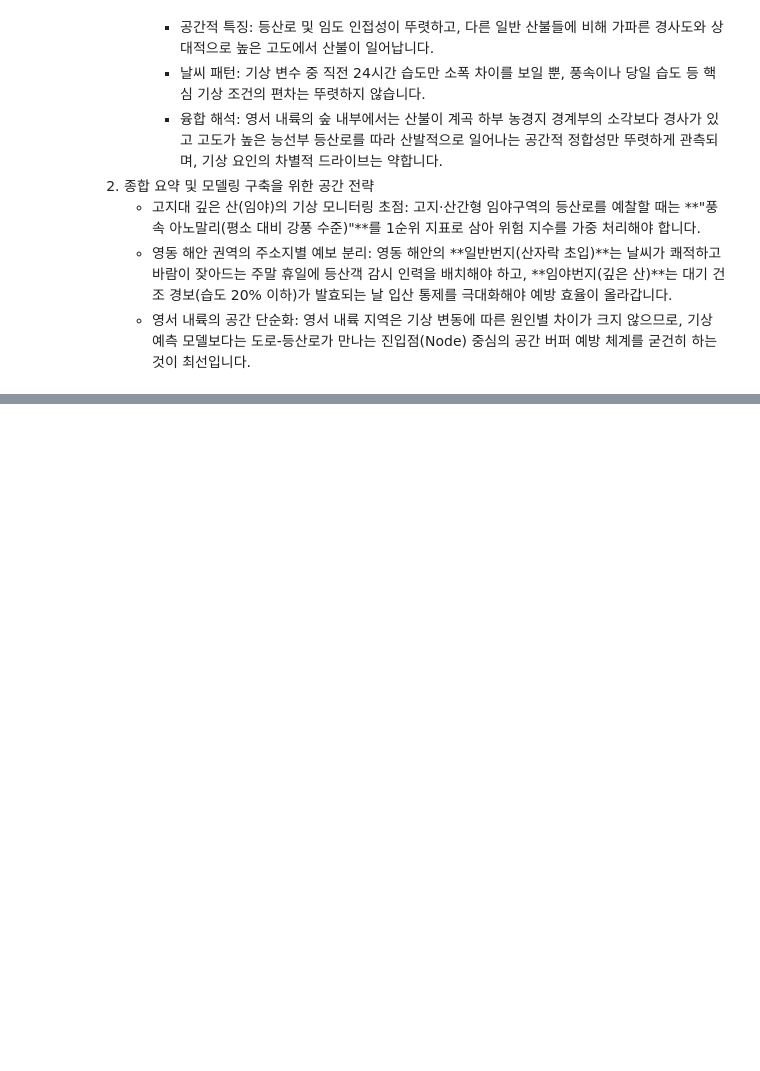
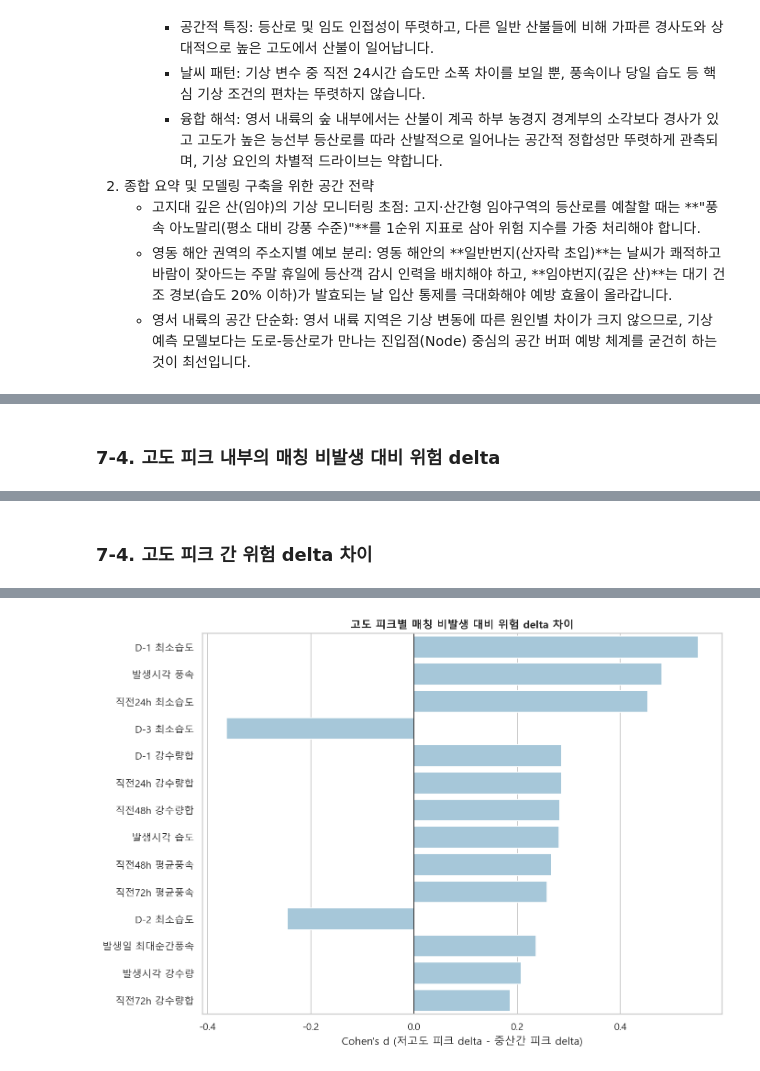
Before and after one commit to Max-JI64/farm-system-public-02, a Jupyter notebook: jsw/강원_EDA/심화EDA3-2026-06-04_산불_발생원인.ipynb, the cells around one changed output, grey strips where cells are left out. Cells and saved outputs as stored; diff of their text form; code cells hidden in the pictures; blank space fills up the shorter version.

```diff
--- a/jsw/강원_EDA/심화EDA3-2026-06-04_산불_발생원인.ipynb
+++ b/jsw/강원_EDA/심화EDA3-2026-06-04_산불_발생원인.ipynb
@@ -1202,0 +1517,50 @@ if not stratified_stats.empty:
+# %%
+# 7-4. 고도 피크별 산불-매칭 비발생 위험 delta 비교
+peak_delta = matched_deltas.merge(
+    forest_peaks[["fire_id", "임야고도피크"]],
+    on="fire_id",
+    how="inner",
+)
+peak_delta_primary = peak_delta[peak_delta["임야고도피크"].isin(primary_peak_groups)].copy()
+
+peak_delta_within = wilcoxon_delta_by_group(peak_delta_primary, "임야고도피크", primary_peak_groups)
+
+peak_delta_between_rows = []
+for var, sub in peak_delta_primary.groupby("변수"):
+    a = sub.loc[sub["임야고도피크"] == primary_peak_groups[0], "위험방향_delta"].dropna()
+    b = sub.loc[sub["임야고도피크"] == primary_peak_groups[1], "위험방향_delta"].dropna()
+    if len(a) < 3 or len(b) < 3:
+        continue
+    _, p = stats.mannwhitneyu(a, b, alternative="two-sided")
+    peak_delta_between_rows.append({
+        "변수": var,
+        f"{primary_peak_groups[0]}_유효표본": len(a),
+        f"{primary_peak_groups[1]}_유효표본": len(b),
+        f"{primary_peak_groups[0]}_delta중앙값": a.median(),
+        f"{primary_peak_groups[1]}_delta중앙값": b.median(),
+        "delta평균차_저고도-중산간": a.mean() - b.mean(),
+        "Cohen_d": cohen_d(a, b),
+        "p_value": p,
+    })
+peak_delta_between = pd.DataFrame(peak_delta_between_rows)
+if not peak_delta_between.empty:
+    peak_delta_between["FDR"] = bh_fdr(peak_delta_between["p_value"])
+    peak_delta_between["실질차이"] = peak_delta_between.apply(peak_effect_flag, axis=1)
+
+display(Markdown("### 7-4. 고도 피크 내부의 매칭 비발생 대비 위험 delta"))
+display(peak_delta_within.round(4))
+display(Markdown("### 7-4. 고도 피크 간 위험 delta 차이"))
+display(peak_delta_between.sort_values("FDR").round(4))
+
+plot_delta = peak_delta_between.assign(abs_d=peak_delta_between["Cohen_d"].abs()).sort_values("abs_d", ascending=False).head(14)
+fig, ax = plt.subplots(figsize=(10, 7), dpi=140)
+sns.barplot(data=plot_delta, x="Cohen_d", y="변수", color="#9ECAE1", ax=ax)
+ax.axvline(0, color="#333333", lw=1)
+ax.set_title("고도 피크별 매칭 비발생 대비 위험 delta 차이", fontweight="bold")
+ax.set_xlabel("Cohen's d (저고도 피크 delta - 중산간 피크 delta)")
+ax.set_ylabel("")
+plt.tight_layout()
+save_plot(fig, "06_4_altitude_peak_matched_delta_effects.png")
+plt.show()
+# %% [output]
+### 7-4. 고도 피크 내부의 매칭 비발생 대비 위험 delta
@@ -1202,0 +1584 @@ if not stratified_stats.empty:
+### 7-4. 고도 피크 간 위험 delta 차이
@@ -1202,0 +1602 @@ if not stratified_stats.empty:
+[figure, added]
```
Also changed, not shown: parts of 14 cells of this notebook, 1 other file.
